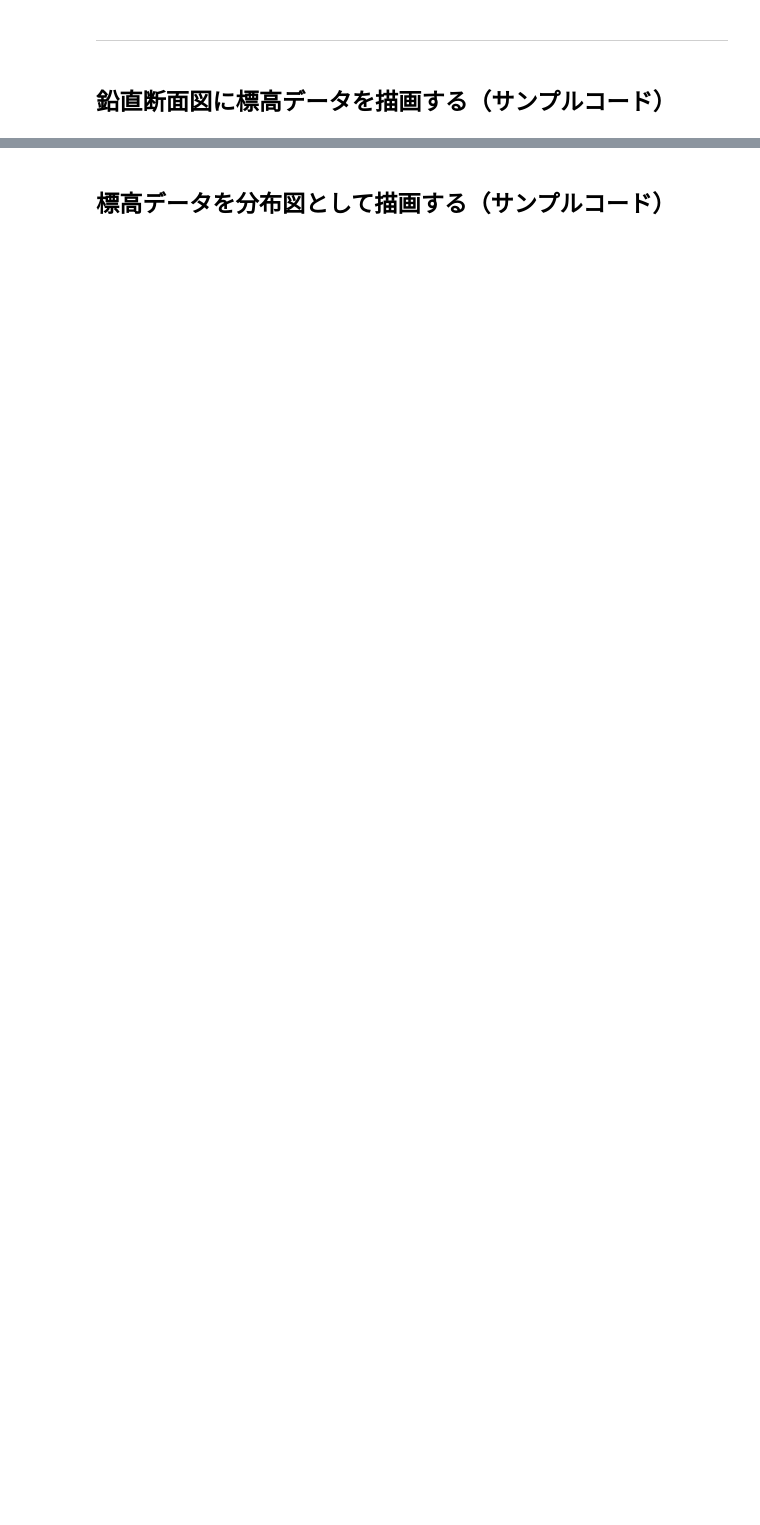
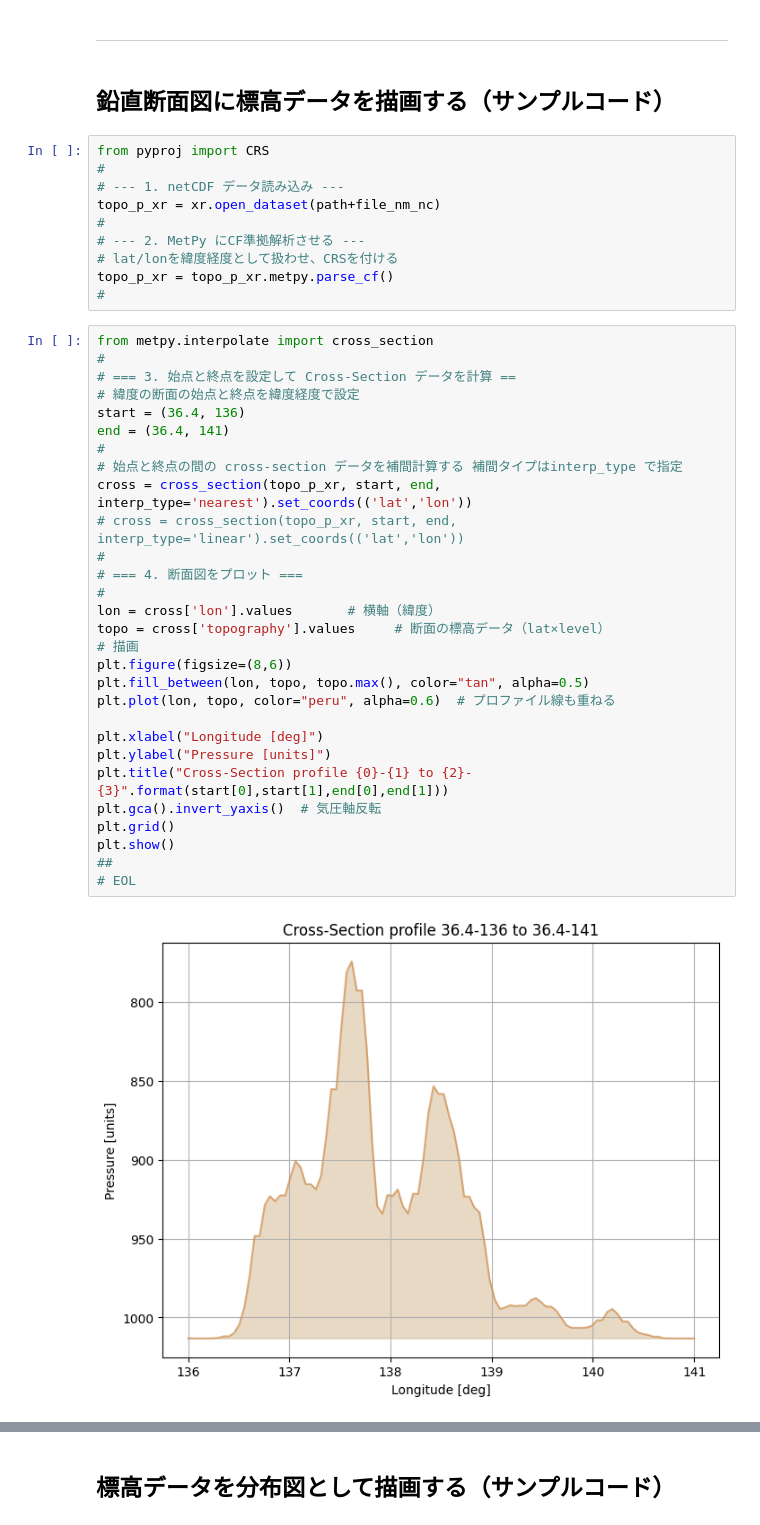
Before and after one commit to nshigeeda/etc_topo, a Jupyter notebook: JMA_topograhpy.ipynb, the cells around one changed output, grey strips where cells are left out. Saved outputs shown, nothing was run; the diff lists cells and outputs as text; blank space fills up the shorter version.

```diff
--- a/JMA_topograhpy.ipynb
+++ b/JMA_topograhpy.ipynb
@@ -156,4 +166,45 @@ topo_p_xr.to_netcdf(path+file_nm_nc)
 ----
 # %% [markdown]
 ## 鉛直断面図に標高データを描画する（サンプルコード）
+# %%
+from pyproj import CRS
+#
+# --- 1. netCDF データ読み込み ---
+topo_p_xr = xr.open_dataset(path+file_nm_nc)
+#
+# --- 2. MetPy にCF準拠解析させる ---
+# lat/lonを緯度経度として扱わせ、CRSを付ける
+topo_p_xr = topo_p_xr.metpy.parse_cf()
+#
+# %%
+from metpy.interpolate import cross_section
+#
+# === 3. 始点と終点を設定して Cross-Section データを計算 ==
+# 緯度の断面の始点と終点を緯度経度で設定
+start = (36.4, 136)
+end = (36.4, 141)
+#
+# 始点と終点の間の cross-section データを補間計算する 補間タイプはinterp_type で指定
+cross = cross_section(topo_p_xr, start, end, interp_type='nearest').set_coords(('lat','lon'))
+# cross = cross_section(topo_p_xr, start, end, interp_type='linear').set_coords(('lat','lon'))
+#
+# === 4. 断面図をプロット ===
+#
+lon = cross['lon'].values       # 横軸（緯度）
+topo = cross['topography'].values     # 断面の標高データ（lat×level）
+# 描画
+plt.figure(figsize=(8,6))
+plt.fill_between(lon, topo, topo.max(), color="tan", alpha=0.5)
+plt.plot(lon, topo, color="peru", alpha=0.6)  # プロファイル線も重ねる
+
+plt.xlabel("Longitude [deg]")
+plt.ylabel("Pressure [units]")
+plt.title("Cross-Section profile {0}-{1} to {2}-{3}".format(start[0],start[1],end[0],end[1]))
+plt.gca().invert_yaxis()  # 気圧軸反転
+plt.grid()
+plt.show()
+##
+# EOL
+# %% [output]
+[figure, added]
 # %%
```
Also changed, not shown: parts of 6 cells of this notebook.
